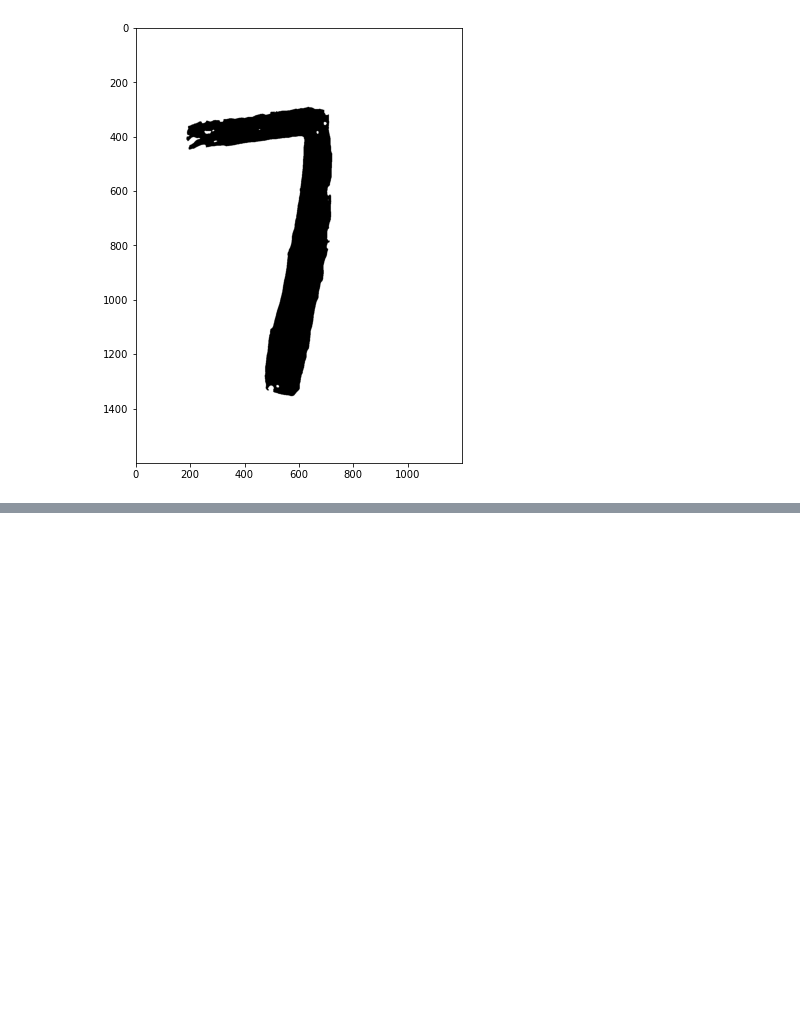
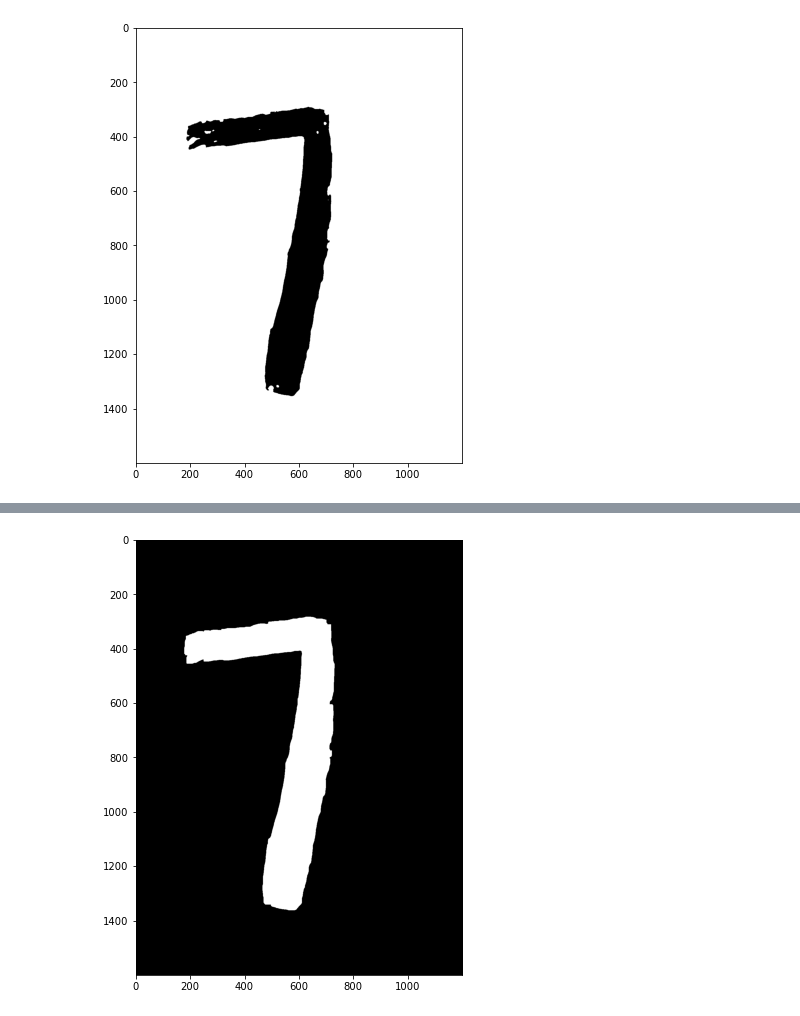
Before and after one commit to shahidqureshi01/AI, a Jupyter notebook: M6_Computer_Vision/06. Contours and Blob detection/detect.ipynb, the cells around one changed output, grey strips where cells are left out. Cells and saved outputs as stored; diff of their text form; code cells hidden in the pictures; blank space fills up the shorter version.

```diff
--- a/M6_Computer_Vision/06. Contours and Blob detection/detect.ipynb
+++ b/M6_Computer_Vision/06. Contours and Blob detection/detect.ipynb
@@ -40,0 +44,6 @@ NameError: name 'th' is not defined
+# %%
+ret,th2 = cv2.threshold(dilation,70,255,cv2.THRESH_BINARY_INV)
+plt.figure(figsize = (12,8))
+plt.imshow(th2, cmap='gray');
+# %% [output]
+[figure, added]
```
Also changed, not shown: parts of 4 cells of this notebook.
